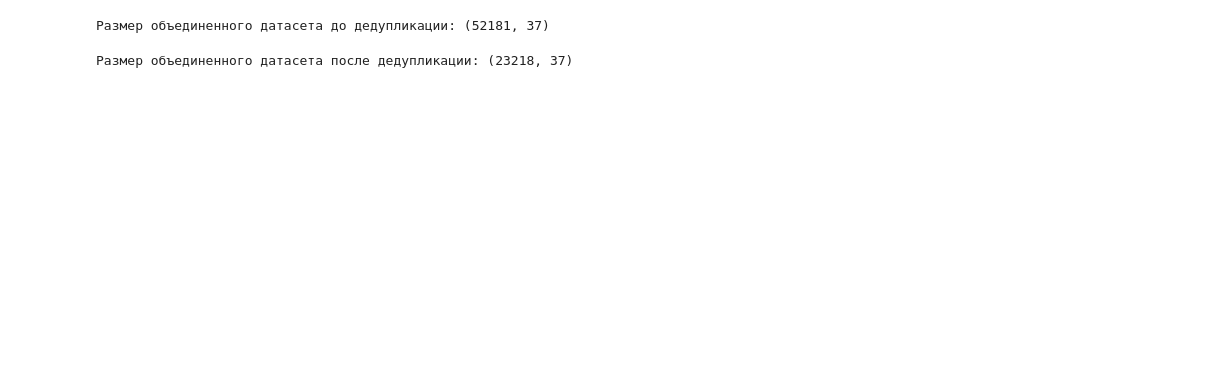
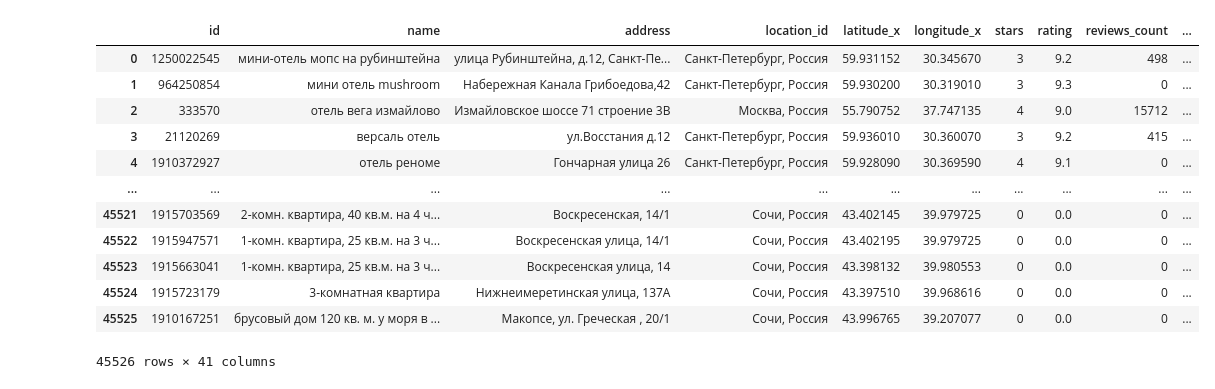
Before and after one commit to adsm1rnov/GP-2, a Jupyter notebook: Merge.ipynb, the cells around one changed output. Saved outputs shown, nothing was run; the diff lists cells and outputs as text; code cells hidden in the pictures; blank space fills up the shorter version.

Commit message:
Обьединенный датасет
Обьединенный датасет для EDA

```diff
--- a/Merge.ipynb
+++ b/Merge.ipynb
@@ -5,13 +5,10 @@ import numpy as np
 hotellook = pd.read_csv('hotellook_cleaned.csv')
 opentrip = pd.read_csv('opentripmap_cleaned.csv')
 otello = pd.read_csv('otello_cleaned.csv')
-# %%
-hotellook['source'] = 'hotellook'
-otello['source'] = 'otello'
 # %%
 # Приводим названия к нижнему регистру и убираем лишние пробелы
-hotellook['name_clean'] = hotellook['name'].str.lower().str.strip()
-otello['name_clean'] = otello['name'].str.lower().str.strip()
+hotellook['name'] = hotellook['name'].str.lower().str.strip()
+otello['name'] = otello['name'].str.lower().str.strip()
 # %%
 # Округляем координаты до 2 знаков после запятой (это примерно 1 км, можно подобрать по ситуации)
 hotellook['lat_round'] = hotellook['latitude'].round(2)
@@ -35,39 +22,18 @@ from rapidfuzz import fuzz
-# %%
-df_all = pd.concat([hotellook, otello], ignore_index=True)
-print("Размер объединенного датасета до дедупликации:", df_all.shape)
-
-# Удаление дубликатов
-# Для каждой группы по geo_key будем сравнивать названия и считать дубликатом, если схожесть >= threshold.
-threshold = 85
-indices_to_drop = set()
-
-for key, group in df_all.groupby('geo_key'):
-    # Если в группе больше одной записи, начинается процесс поиска дубликатов
-    if len(group) > 1:
-        seen_indices = []
-        # Проходим по индексам группы
-        for idx in group.index:
-            current_name = df_all.at[idx, 'name_clean']
-            duplicate_found = False
-            # Сравниваем с уже просмотренными записями в данной группе
-            for seen_idx in seen_indices:
-                seen_name = df_all.at[seen_idx, 'name_clean']
-                # Вычисляем сходство между current_name и seen_name с помощью fuzz.token_set_ratio (токенизация названия + рассчет расстояния Левенштейна)
-                score = fuzz.token_set_ratio(current_name, seen_name)
-                if score >= threshold:
-                    duplicate_found = True
-                    break
-            if duplicate_found:
-                indices_to_drop.add(idx)
-            else:
-                seen_indices.append(idx)
-# %% [output]
-Размер объединенного датасета до дедупликации: (52181, 37)
-# %%
-df_merged = df_all.drop(index=list(indices_to_drop)).reset_index(drop=True)
-print("Размер объединенного датасета после дедупликации:", df_merged.shape)
-
-df_merged.to_csv('merged_hotels.csv', index=False)
-# %% [output]
-Размер объединенного датасета после дедупликации: (23218, 37)
+# %%
+df = pd.merge(hotellook, otello, on=['name'], how='left')
+df
+# %% [output]
+|  | id | name | address | location_id | latitude_x | longitude_x | stars | rating | reviews_count | ... |
+| 0 | 1250022545 | мини-отель мопс на рубинштейна | улица Рубинштейна, д.12, Санкт-Пе... | Санкт-Петербург, Россия | 59.931152 | 30.345670 | 3 | 9.2 | 498 | ... |
+| 1 | 964250854 | мини отель mushroom | Набережная Канала Грибоедова,42 | Санкт-Петербург, Россия | 59.930200 | 30.319010 | 3 | 9.3 | 0 | ... |
+| 2 | 333570 | отель вега измайлово | Измайловское шоссе 71 строение 3В | Москва, Россия | 55.790752 | 37.747135 | 4 | 9.0 | 15712 | ... |
+| 3 | 21120269 | версаль отель | ул.Восстания д.12 | Санкт-Петербург, Россия | 59.936010 | 30.360070 | 3 | 9.2 | 415 | ... |
+| 4 | 1910372927 | отель реноме | Гончарная улица 26 | Санкт-Петербург, Россия | 59.928090 | 30.369590 | 4 | 9.1 | 0 | ... |
+| ... | ... | ... | ... | ... | ... | ... | ... | ... | ... | ... |
+| 45521 | 1915703569 | 2-комн. квартира, 40 кв.м. на 4 ч... | Воскресенская, 14/1 | Сочи, Россия | 43.402145 | 39.979725 | 0 | 0.0 | 0 | ... |
+| 45522 | 1915947571 | 1-комн. квартира, 25 кв.м. на 3 ч... | Воскресенская улица, 14/1 | Сочи, Россия | 43.402195 | 39.979725 | 0 | 0.0 | 0 | ... |
+| 45523 | 1915663041 | 1-комн. квартира, 25 кв.м. на 3 ч... | Воскресенская улица, 14 | Сочи, Россия | 43.398132 | 39.980553 | 0 | 0.0 | 0 | ... |
+| 45524 | 1915723179 | 3-комнатная квартира | Нижнеимеретинская улица, 137А | Сочи, Россия | 43.397510 | 39.968616 | 0 | 0.0 | 0 | ... |
+| 45525 | 1910167251 | брусовый дом 120 кв. м. у моря в ... | Макопсе, ул. Греческая , 20/1 | Сочи, Россия | 43.996765 | 39.207077 | 0 | 0.0 | 0 | ... |
+45526 rows × 41 columns
 # %%
```
Also changed, not shown: parts of 11 cells of this notebook, 1 other file.
